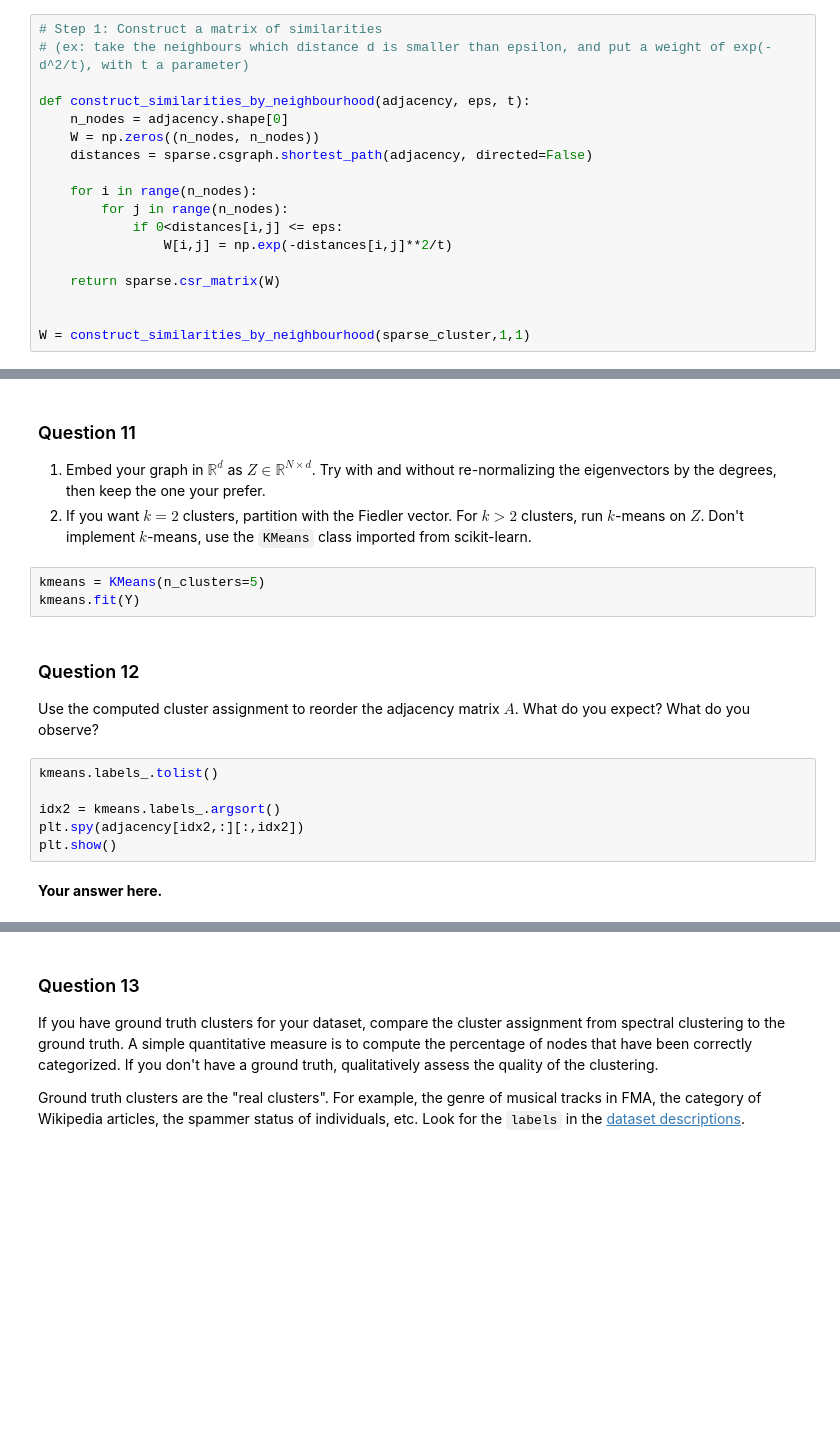
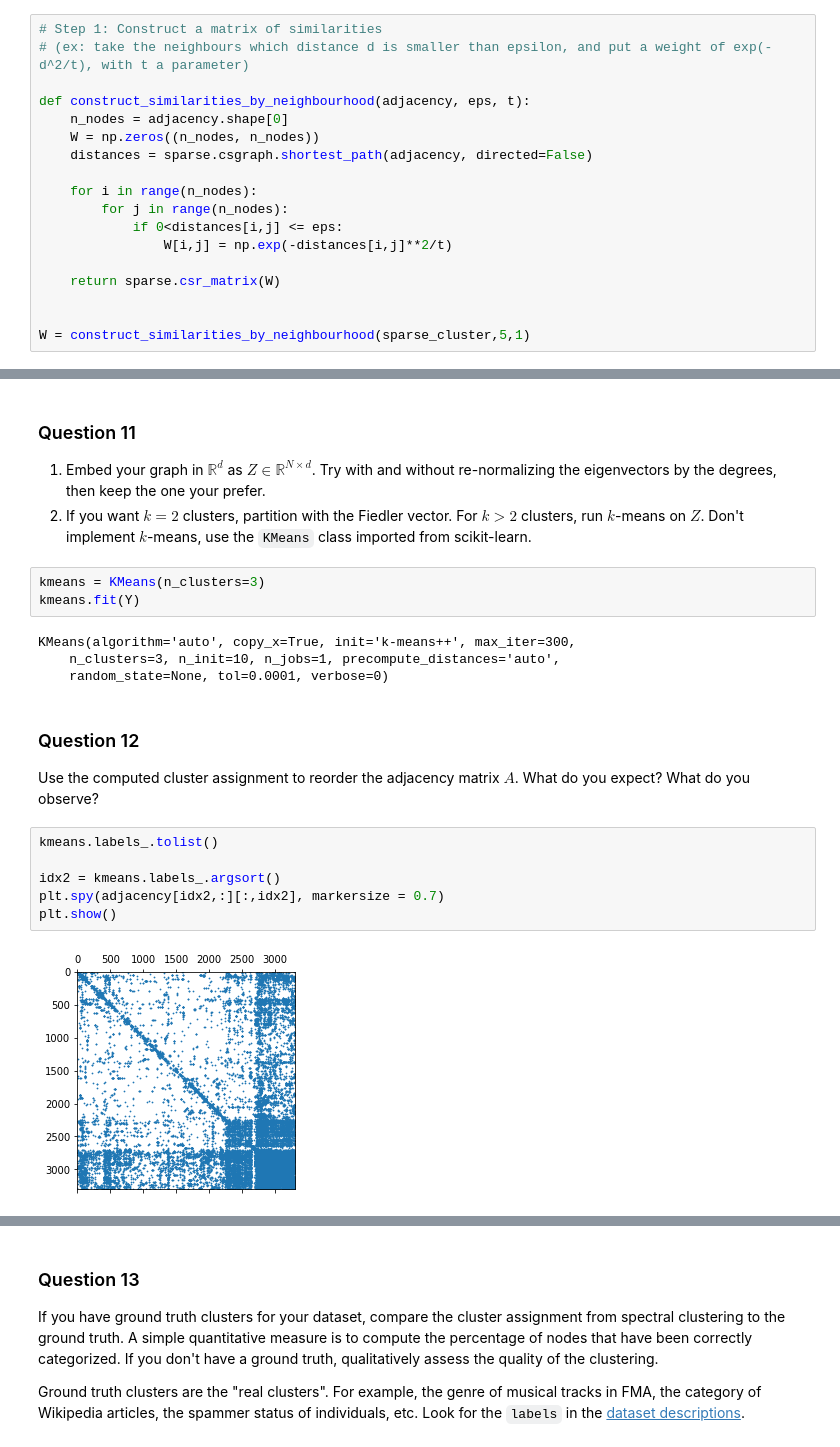
Before and after one commit to AmauV/NTDS, a Jupyter notebook: 3_spectral_graph_theory.ipynb, the cells around one changed output, grey strips where cells are left out. Saved outputs shown, nothing was run; the diff lists cells and outputs as text; blank space fills up the shorter version.

```diff
--- a/3_spectral_graph_theory.ipynb
+++ b/3_spectral_graph_theory.ipynb
@@ -245,7 +229,7 @@ def construct_similarities_by_neighbourhood(adjacency, eps, t):
     return sparse.csr_matrix(W)
 
 
-W = construct_similarities_by_neighbourhood(sparse_cluster,1,1)
+W = construct_similarities_by_neighbourhood(sparse_cluster,5,1)
 # %%
 def eigenmaps_from_similarities(W, d, renormed=False):
 
@@ -306,8 +292,12 @@ Choose $k$ and $d$. How did you get to those numbers?
    Try with and without re-normalizing the eigenvectors by the degrees, then keep the one your prefer.
 1. If you want $k=2$ clusters, partition with the Fiedler vector. For $k > 2$ clusters, run $k$-means on $Z$. Don't implement $k$-means, use the `KMeans` class imported from scikit-learn.
 # %%
-kmeans = KMeans(n_clusters=5)
+kmeans = KMeans(n_clusters=3)
 kmeans.fit(Y)
+# %% [output]
+KMeans(algorithm='auto', copy_x=True, init='k-means++', max_iter=300,
+    n_clusters=3, n_init=10, n_jobs=1, precompute_distances='auto',
+    random_state=None, tol=0.0001, verbose=0)
 # %% [markdown]
 ### Question 12
 
@@ -316,8 +306,8 @@ What do you expect? What do you observe?
 # %%
 kmeans.labels_.tolist()
 
 idx2 = kmeans.labels_.argsort()
-plt.spy(adjacency[idx2,:][:,idx2])
+plt.spy(adjacency[idx2,:][:,idx2], markersize = 0.7)
 plt.show()
+# %% [output]
+[figure, added]
-# %% [markdown]
-**Your answer here.**
```
Also changed, not shown: parts of 11 cells of this notebook.
